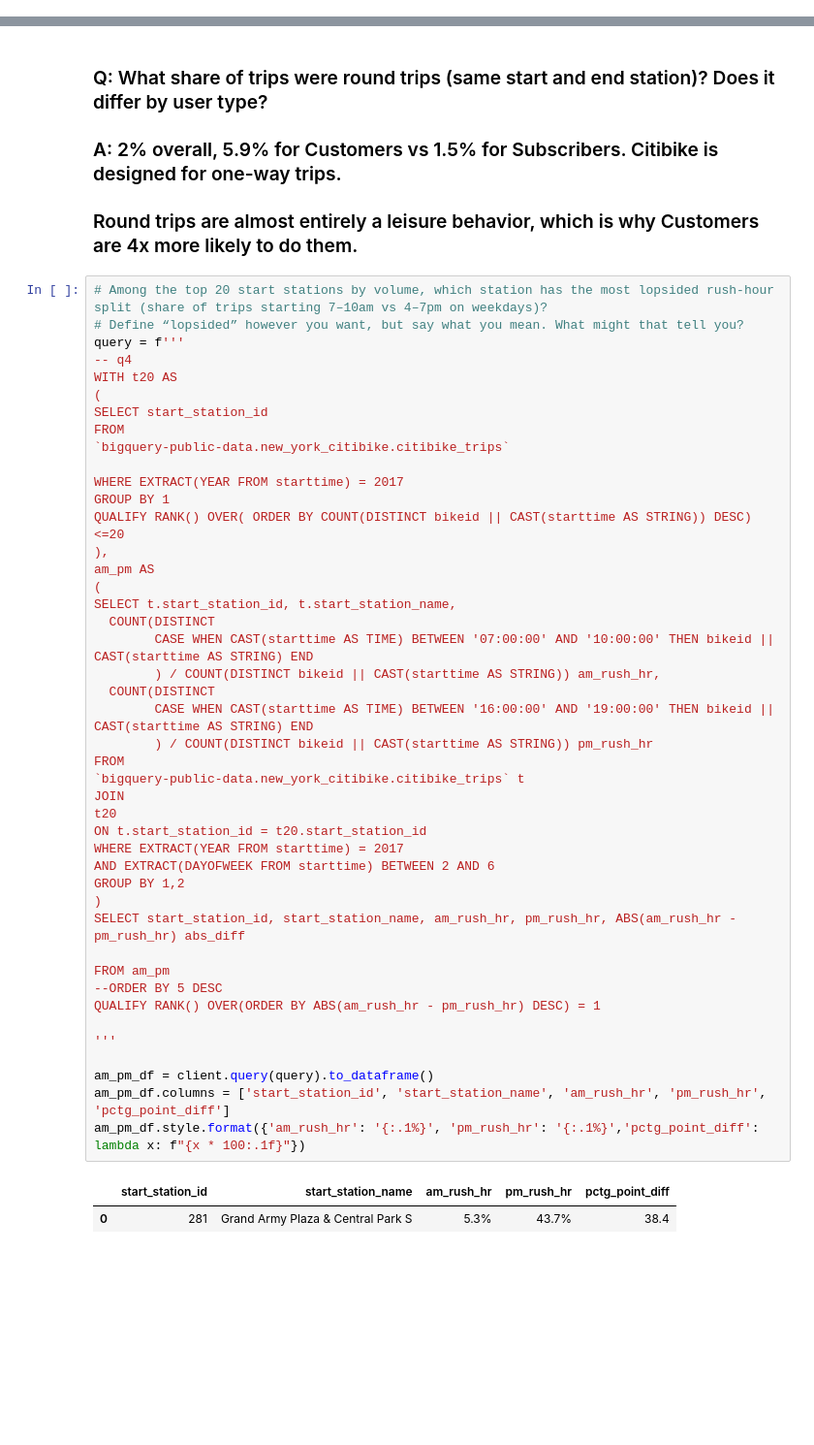
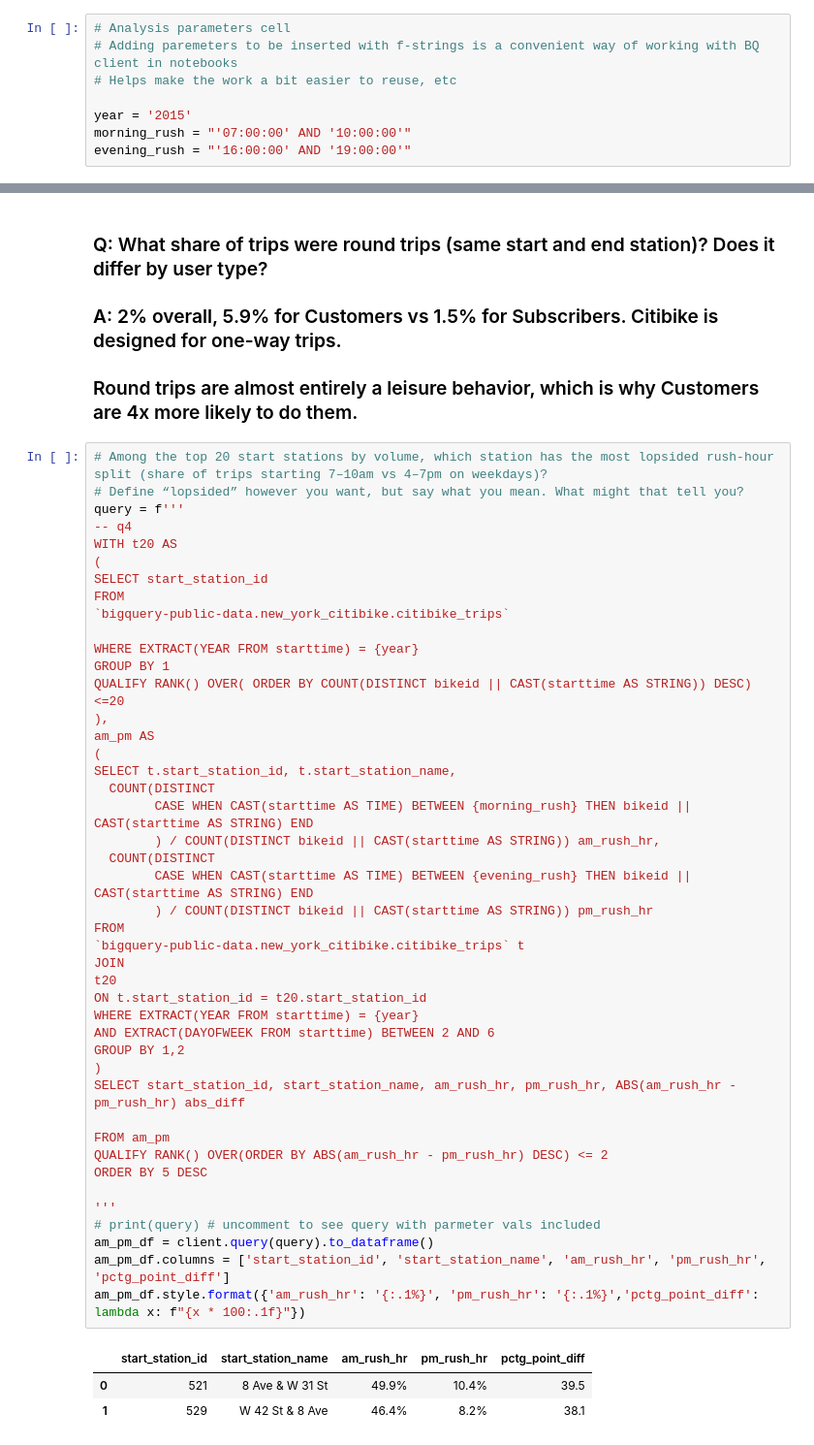
Before and after one commit to bpw1009/wand-takehome, a Jupyter notebook: citibike_questions.ipynb, the cells around one changed output, grey strips where cells are left out. Shown at 97% size. Drawn from its saved outputs; the diff is of its cells as text; blank space fills up the shorter version.

```diff
--- a/citibike_questions.ipynb
+++ b/citibike_questions.ipynb
@@ -28,6 +31,14 @@ client = bigquery.Client(project=project,credentials=credentials)
 google_citibike = '`bigquery-public-data.new_york_citibike.citibike_trips`'
 # %% [markdown]
 # Question 2, Part A
+# %%
+# Analysis parameters cell
+# Adding paremeters to be inserted with f-strings is a convenient way of working with BQ client in notebooks
+# Helps make the work a bit easier to reuse, etc
+
+year = '2015'
+morning_rush = "'07:00:00' AND '10:00:00'"
+evening_rush = "'16:00:00' AND '19:00:00'"
 # %%
 
 # What was the busiest start station by trip count, and how many trips started there?
@@ -133,42 +144,43 @@ SELECT start_station_id
 FROM
 `bigquery-public-data.new_york_citibike.citibike_trips`
 
-WHERE EXTRACT(YEAR FROM starttime) = 2017
+WHERE EXTRACT(YEAR FROM starttime) = {year}
 GROUP BY 1
 QUALIFY RANK() OVER( ORDER BY COUNT(DISTINCT bikeid || CAST(starttime AS STRING)) DESC) <=20
 ),
 am_pm AS
 (
 SELECT t.start_station_id, t.start_station_name,
   COUNT(DISTINCT
-        CASE WHEN CAST(starttime AS TIME) BETWEEN '07:00:00' AND '10:00:00' THEN bikeid || CAST(starttime AS STRING) END
+        CASE WHEN CAST(starttime AS TIME) BETWEEN {morning_rush} THEN bikeid || CAST(starttime AS STRING) END
         ) / COUNT(DISTINCT bikeid || CAST(starttime AS STRING)) am_rush_hr,
   COUNT(DISTINCT
-        CASE WHEN CAST(starttime AS TIME) BETWEEN '16:00:00' AND '19:00:00' THEN bikeid || CAST(starttime AS STRING) END
+        CASE WHEN CAST(starttime AS TIME) BETWEEN {evening_rush} THEN bikeid || CAST(starttime AS STRING) END
         ) / COUNT(DISTINCT bikeid || CAST(starttime AS STRING)) pm_rush_hr
 FROM
 `bigquery-public-data.new_york_citibike.citibike_trips` t
 JOIN
 t20
 ON t.start_station_id = t20.start_station_id
-WHERE EXTRACT(YEAR FROM starttime) = 2017
+WHERE EXTRACT(YEAR FROM starttime) = {year}
 AND EXTRACT(DAYOFWEEK FROM starttime) BETWEEN 2 AND 6
 GROUP BY 1,2
 )
 SELECT start_station_id, start_station_name, am_rush_hr, pm_rush_hr, ABS(am_rush_hr - pm_rush_hr) abs_diff
 
 FROM am_pm
---ORDER BY 5 DESC
-QUALIFY RANK() OVER(ORDER BY ABS(am_rush_hr - pm_rush_hr) DESC) = 1
+QUALIFY RANK() OVER(ORDER BY ABS(am_rush_hr - pm_rush_hr) DESC) <= 2
+ORDER BY 5 DESC
 
 '''
-
+# print(query) # uncomment to see query with parmeter vals included
 am_pm_df = client.query(query).to_dataframe()
 am_pm_df.columns = ['start_station_id',	'start_station_name', 'am_rush_hr',	'pm_rush_hr', 'pctg_point_diff']
 am_pm_df.style.format({'am_rush_hr': '{:.1%}', 'pm_rush_hr': '{:.1%}','pctg_point_diff': lambda x: f"{x * 100:.1f}"})
 # %% [output]
 |  | start_station_id | start_station_name | am_rush_hr | pm_rush_hr | pctg_point_diff |
-| 0 | 281 | Grand Army Plaza & Central Park S | 5.3% | 43.7% | 38.4 |
+| 0 | 521 | 8 Ave & W 31 St | 49.9% | 10.4% | 39.5 |
+| 1 | 529 | W 42 St & 8 Ave | 46.4% | 8.2% | 38.1 |
 # %% [markdown]
 ### Q: Among the top 20 start stations by volume, which station has the most lopsided rush-hour split (share of trips starting 7–10am vs 4–7pm on weekdays)?
 ### Define “lopsided” however you want, but say what you mean. What might that tell you?
```
Also changed, not shown: parts of 36 cells of this notebook, 1 other file.
